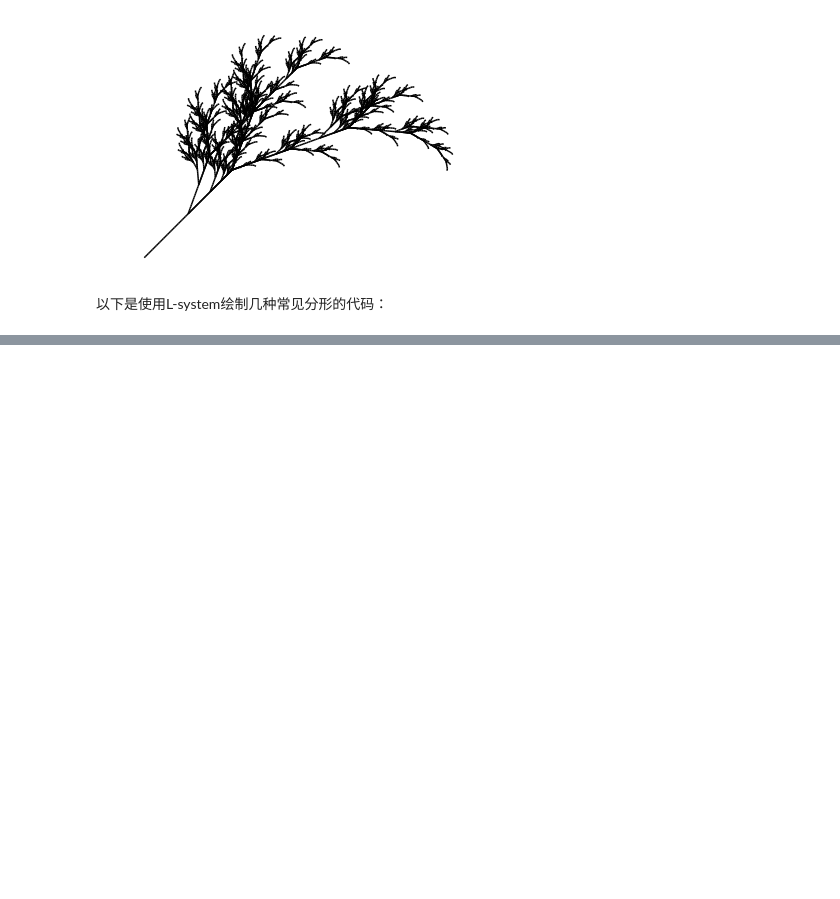
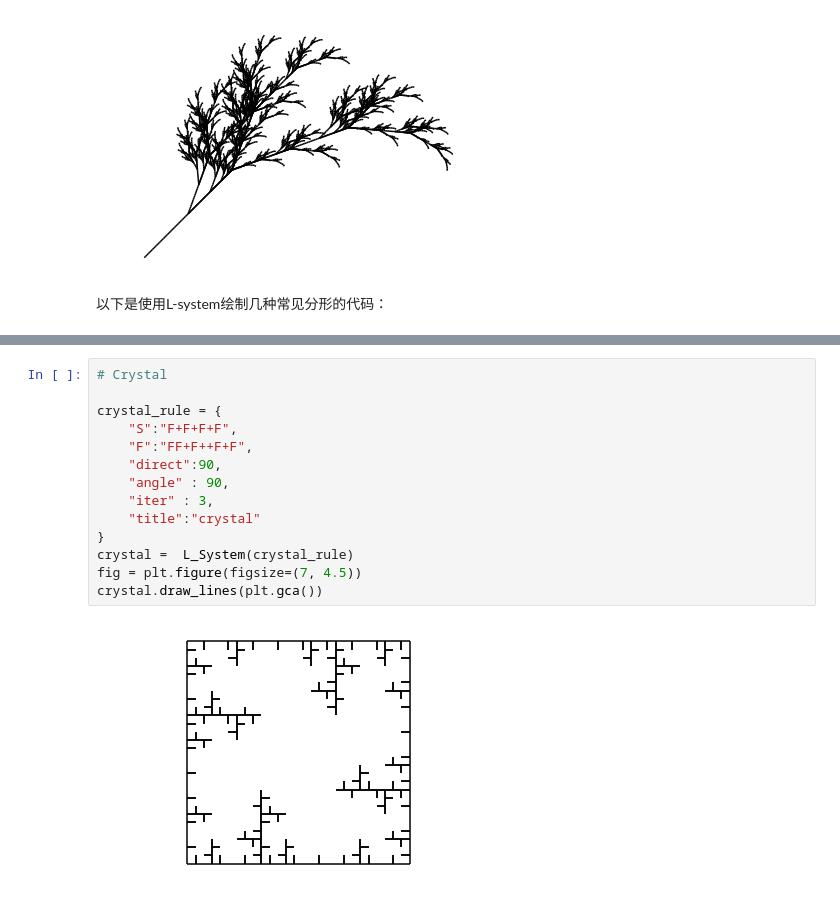
Before and after one commit to samuelzq/python_math, a Jupyter notebook: ch11/chp11.ipynb, the cells around one changed output, grey strips where cells are left out. Drawn from its saved outputs; the diff is of its cells as text; blank space fills up the shorter version.

```diff
--- a/ch11/chp11.ipynb
+++ b/ch11/chp11.ipynb
@@ -765,0 +782,16 @@ pl.show()
+# %%
+# Crystal
+
+crystal_rule = {
+    "S":"F+F+F+F",
+    "F":"FF+F++F+F",
+    "direct":90,
+    "angle" : 90,
+    "iter" : 3,
+    "title":"crystal"
+}
+crystal =  L_System(crystal_rule)
+fig = plt.figure(figsize=(7, 4.5))
+crystal.draw_lines(plt.gca())
+# %% [output]
+[figure, added]
```
Also changed, not shown: parts of 13 cells of this notebook, 5 other files.
